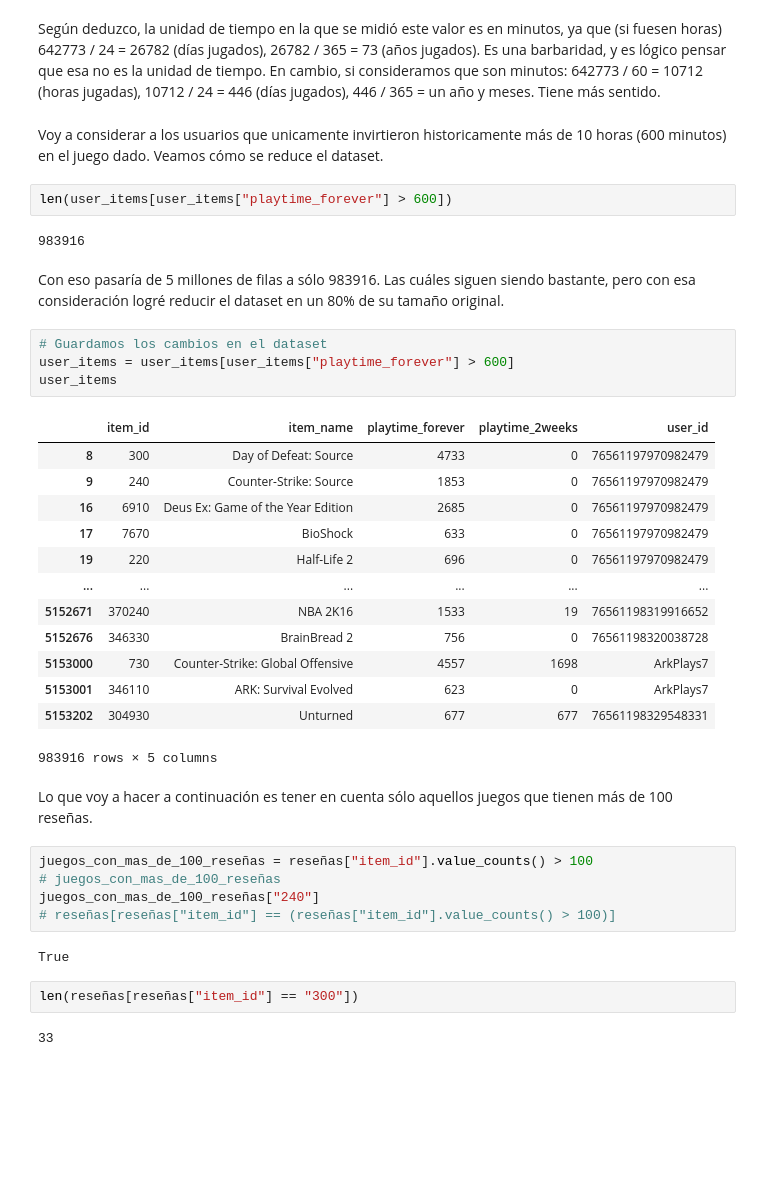
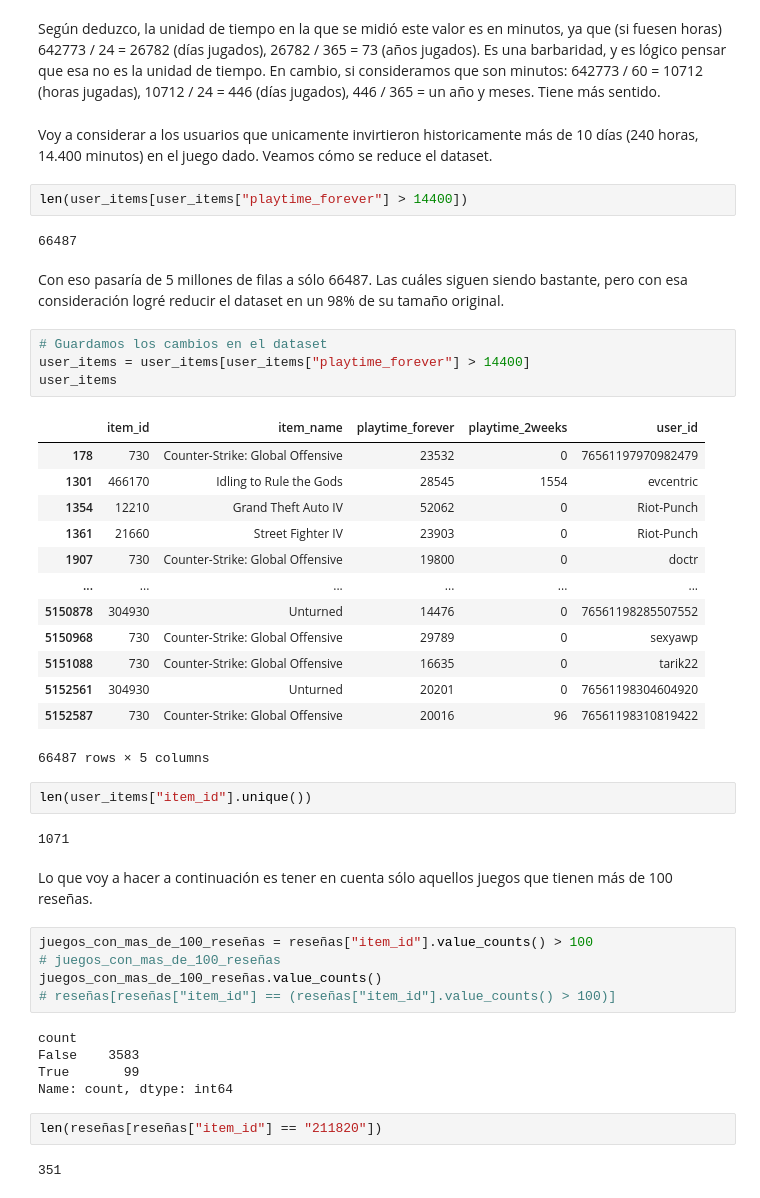
Before and after one commit to Tagliaferro22/steam-games, a Jupyter notebook: sistema_recomendacion/user_item.ipynb, the cells around one changed output. Saved outputs shown, nothing was run; the diff lists cells and outputs as text; blank space fills up the shorter version.

```diff
--- a/sistema_recomendacion/user_item.ipynb
+++ b/sistema_recomendacion/user_item.ipynb
@@ -74,41 +74,48 @@ user_items["playtime_forever"].max()
 # %% [markdown]
 Según deduzco, la unidad de tiempo en la que se midió este valor es en minutos, ya que (si fuesen horas) 642773 / 24 = 26782 (días jugados), 26782 / 365 = 73 (años jugados). Es una barbaridad, y es lógico pensar que esa no es la unidad de tiempo. En cambio, si consideramos que son minutos: 642773 / 60 = 10712 (horas jugadas), 10712 / 24 = 446 (días jugados), 446 / 365 = un año y meses. Tiene más sentido.
 # %% [markdown]
-Voy a considerar a los usuarios que unicamente invirtieron historicamente más de 10 horas (600 minutos) en el juego dado. Veamos cómo se reduce el dataset.
+Voy a considerar a los usuarios que unicamente invirtieron historicamente más de 10 días (240 horas, 14.400 minutos) en el juego dado. Veamos cómo se reduce el dataset.
 # %%
-len(user_items[user_items["playtime_forever"] > 600])
+len(user_items[user_items["playtime_forever"] > 14400])
 # %% [output]
-983916
+66487
 # %% [markdown]
-Con eso pasaría de 5 millones de filas a sólo 983916. Las cuáles siguen siendo bastante, pero con esa consideración logré reducir el dataset en un 80% de su tamaño original.
+Con eso pasaría de 5 millones de filas a sólo 66487. Las cuáles siguen siendo bastante, pero con esa consideración logré reducir el dataset en un 98% de su tamaño original.
 # %%
 # Guardamos los cambios en el dataset
-user_items = user_items[user_items["playtime_forever"] > 600]
+user_items = user_items[user_items["playtime_forever"] > 14400]
 user_items
 # %% [output]
 |  | item_id | item_name | playtime_forever | playtime_2weeks | user_id |
-| 8 | 300 | Day of Defeat: Source | 4733 | 0 | 76561197970982479 |
-| 9 | 240 | Counter-Strike: Source | 1853 | 0 | 76561197970982479 |
-| 16 | 6910 | Deus Ex: Game of the Year Edition | 2685 | 0 | 76561197970982479 |
-| 17 | 7670 | BioShock | 633 | 0 | 76561197970982479 |
-| 19 | 220 | Half-Life 2 | 696 | 0 | 76561197970982479 |
+| 178 | 730 | Counter-Strike: Global Offensive | 23532 | 0 | 76561197970982479 |
+| 1301 | 466170 | Idling to Rule the Gods | 28545 | 1554 | evcentric |
+| 1354 | 12210 | Grand Theft Auto IV | 52062 | 0 | Riot-Punch |
+| 1361 | 21660 | Street Fighter IV | 23903 | 0 | Riot-Punch |
+| 1907 | 730 | Counter-Strike: Global Offensive | 19800 | 0 | doctr |
 | ... | ... | ... | ... | ... | ... |
-| 5152671 | 370240 | NBA 2K16 | 1533 | 19 | 76561198319916652 |
-| 5152676 | 346330 | BrainBread 2 | 756 | 0 | 76561198320038728 |
-| 5153000 | 730 | Counter-Strike: Global Offensive | 4557 | 1698 | ArkPlays7 |
-| 5153001 | 346110 | ARK: Survival Evolved | 623 | 0 | ArkPlays7 |
-| 5153202 | 304930 | Unturned | 677 | 677 | 76561198329548331 |
+| 5150878 | 304930 | Unturned | 14476 | 0 | 76561198285507552 |
+| 5150968 | 730 | Counter-Strike: Global Offensive | 29789 | 0 | sexyawp |
+| 5151088 | 730 | Counter-Strike: Global Offensive | 16635 | 0 | tarik22 |
+| 5152561 | 304930 | Unturned | 20201 | 0 | 76561198304604920 |
+| 5152587 | 730 | Counter-Strike: Global Offensive | 20016 | 96 | 76561198310819422 |
-983916 rows × 5 columns
+66487 rows × 5 columns
+# %%
+len(user_items["item_id"].unique())
+# %% [output]
+1071
 # %% [markdown]
 Lo que voy a hacer a continuación es tener en cuenta sólo aquellos juegos que tienen más de 100 reseñas.
 # %%
 juegos_con_mas_de_100_reseñas = reseñas["item_id"].value_counts() > 100
 # juegos_con_mas_de_100_reseñas
-juegos_con_mas_de_100_reseñas["240"]
+juegos_con_mas_de_100_reseñas.value_counts()
 # reseñas[reseñas["item_id"] == (reseñas["item_id"].value_counts() > 100)]
 # %% [output]
-True
+count
+False    3583
+True       99
+Name: count, dtype: int64
 # %%
-len(reseñas[reseñas["item_id"] == "300"])
+len(reseñas[reseñas["item_id"] == "211820"])
 # %% [output]
-33
+351
```
Also changed, not shown: parts of 45 cells of this notebook.
